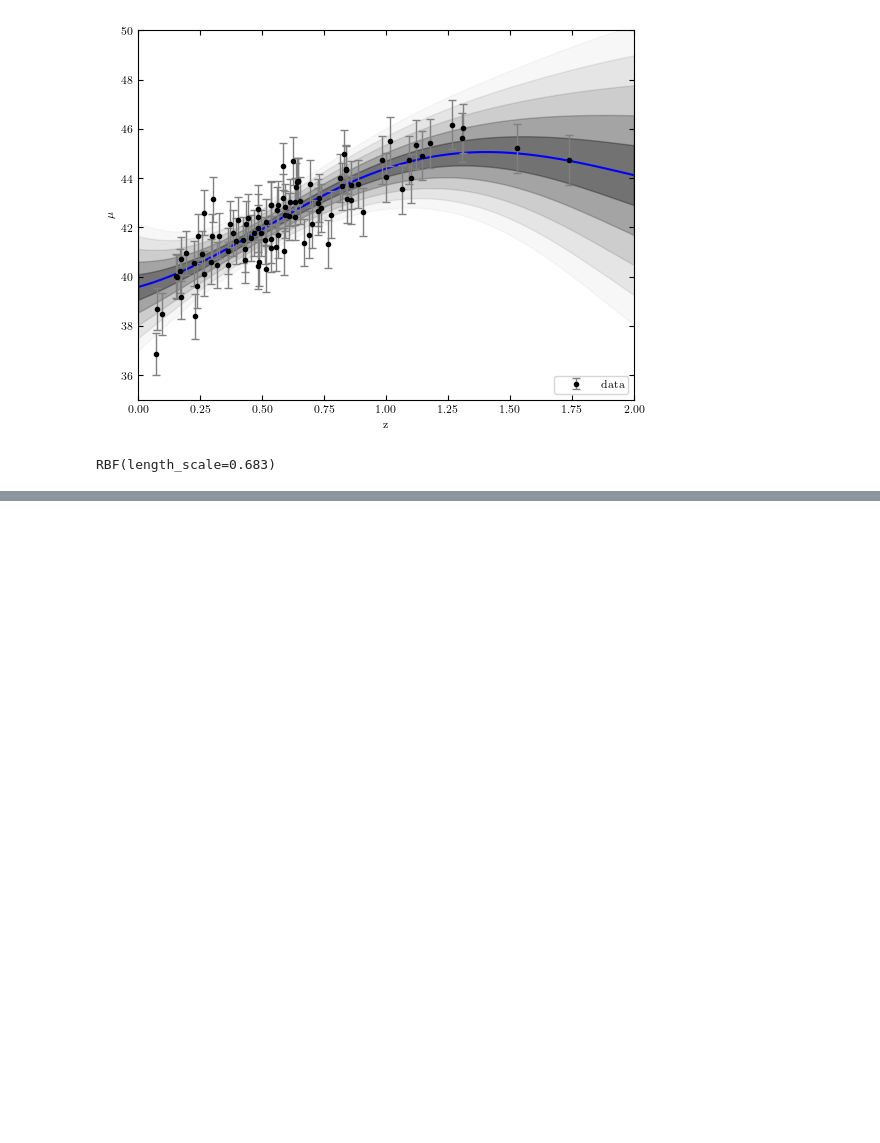
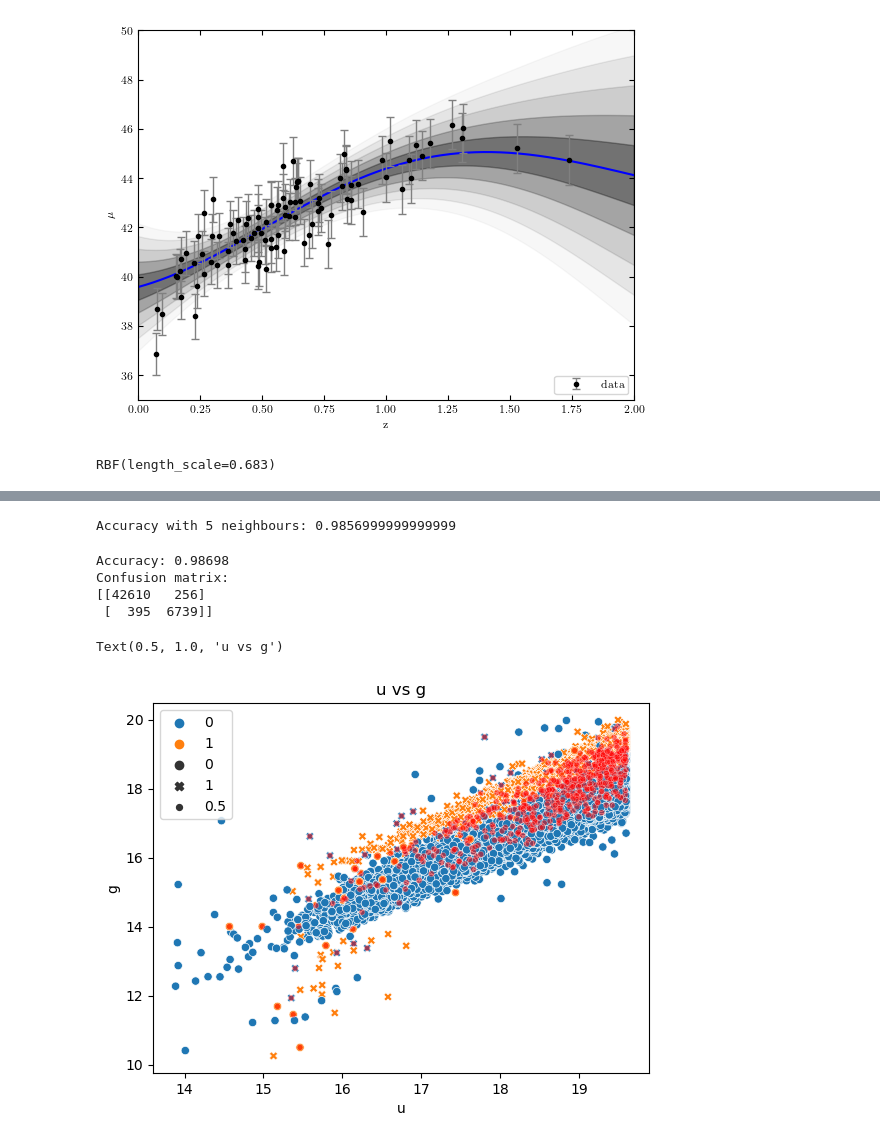
Before and after one commit to zavidos/astrostatistics_bicocca_2023, a Jupyter notebook: AstroStatsCoding.ipynb, the cells around one changed output, grey strips where cells are left out. Saved outputs shown, nothing was run; the diff lists cells and outputs as text; code cells hidden in the pictures; blank space fills up the shorter version.

```diff
--- a/AstroStatsCoding.ipynb
+++ b/AstroStatsCoding.ipynb
@@ -946,0 +952,4 @@ RBF(length_scale=0.683)
+# %%
+#load csv from solutions/galaxyquasar.csv
+df=pd.read_csv("./solutions/galaxyquasar.csv")
+df
@@ -946,0 +970,4 @@ RBF(length_scale=0.683)
+# %%
+df['quasar']=df['class'].apply(lambda x: 1 if x=="QSO" else 0)
+df=df.drop(columns=['class','z','z1','zerr'])
+df
@@ -946,0 +1041,38 @@ RBF(length_scale=0.683)
+# %%
+#create a KNN classifier with 5 neighbours and use crossvalidation K=25 to evaluate the precision of class 1
+from sklearn.model_selection import KFold
+kf = KFold(n_splits=25,shuffle=True,random_state=1234)
+acc=[]
+for train_index, test_index in kf.split(X):
+    X_train, X_test = X.iloc[train_index], X.iloc[test_index]
+    y_train, y_test = y[train_index], y[test_index]
+    knnbest = KNeighborsClassifier(n_neighbors=5)
+    knnbest.fit(X_train, y_train)
+    y_pred = knn.predict(X_test)
+    acc.append(accuracy_score(y_test,y_pred))
+print(f"Accuracy with 5 neighbours: {np.mean(acc)}")
+# %% [output]
+Accuracy with 5 neighbours: 0.9856999999999999
+# %%
+#classify the data using knnbest fitted on all data
+knnbest = KNeighborsClassifier(n_neighbors=5)
+knnbest.fit(X, y)
+y_pred = knnbest.predict(X)
+print(f"Accuracy: {accuracy_score(y,y_pred)}")
+print(f"Confusion matrix: \n{confusion_matrix(y,y_pred)}")
+# %% [output]
+Accuracy: 0.98698
+Confusion matrix:
+[[42610   256]
+ [  395  6739]]
+# %%
+
+#plot the data using u and g as x and y and color the points based on the classification and shape with y_pred
+
+sns.scatterplot(x=df['u'],y=df['g'],hue=df['quasar'],style=y_pred,palette="tab10")
+#plot misclassified points in red
+sns.scatterplot(x=df['u'][y!=y_pred],y=df['g'][y!=y_pred],color="red",size=0.5,alpha=0.5)
+plt.title("u vs g")
+# %% [output]
+Text(0.5, 1.0, 'u vs g')
+[figure, added]
```
Also changed, not shown: parts of 37 cells of this notebook.
